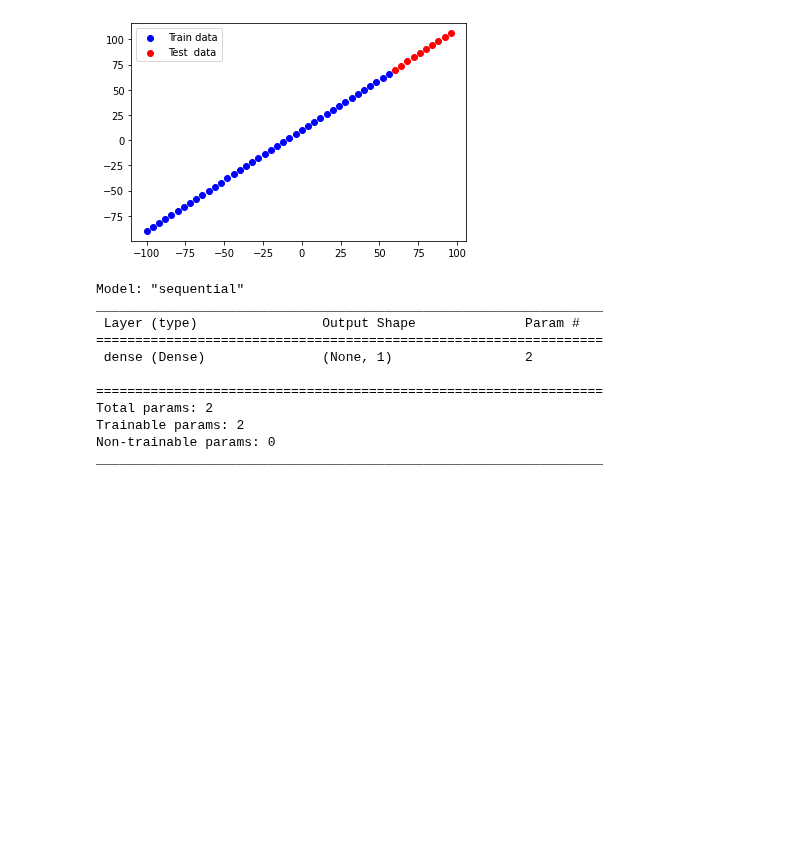
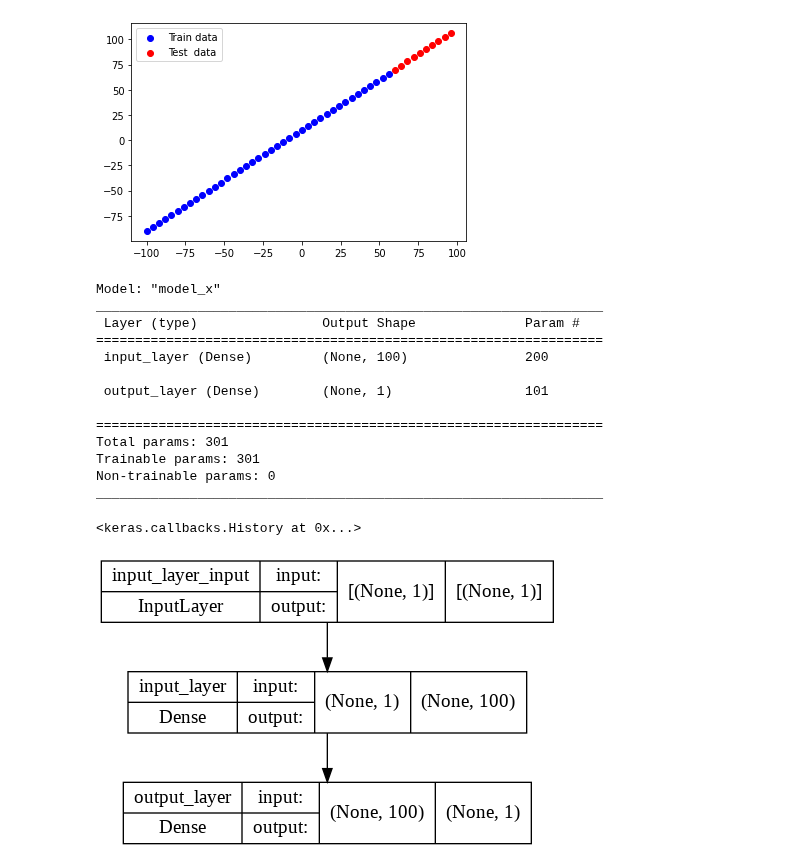
Before and after one commit to hiydavid/tfdev-learning, a Jupyter notebook: ZTM/notebooks/tfdev_01_neural_network_regression.ipynb, the cells around one changed output. Drawn from its saved outputs; the diff is of its cells as text; code cells hidden in the pictures; blank space fills up the shorter version.

```diff
--- a/ZTM/notebooks/tfdev_01_neural_network_regression.ipynb
+++ b/ZTM/notebooks/tfdev_01_neural_network_regression.ipynb
@@ -262,25 +263,39 @@ plt.show()
 tf.keras.backend.clear_session()
 
 model = tf.keras.Sequential([
-    tf.keras.layers.Dense(1, input_shape=[1])
-])
+    tf.keras.layers.Dense(
+        100, activation='relu', input_shape=[1], name="input_layer"),
+    tf.keras.layers.Dense(1, name="output_layer")
+], name="model_x")
 
 model.compile(
     loss=tf.keras.losses.mae,
-    optimizer=tf.keras.optimizers.SGD(),
+    optimizer=tf.keras.optimizers.Adam(learning_rate=0.01),
     metrics=['mae']
 )
 
 model.summary()
 # %% [output]
-Model: "sequential"
+Model: "model_x"
 _________________________________________________________________
  Layer (type)                Output Shape              Param #
 =================================================================
- dense (Dense)               (None, 1)                 2
+ input_layer (Dense)         (None, 100)               200
+
+ output_layer (Dense)        (None, 1)                 101
 
 =================================================================
-Total params: 2
-Trainable params: 2
+Total params: 301
+Trainable params: 301
 Non-trainable params: 0
 _________________________________________________________________
+# %%
+# fit model
+model.fit(X_train, y_train, epochs=100, verbose=0)
+# %% [output]
+<keras.callbacks.History at 0x...>
+# %%
+# plot the layers
+plot_model(model, show_shapes=True)
+# %% [output]
+[figure, added]
```
Also changed, not shown: parts of 12 cells of this notebook.
